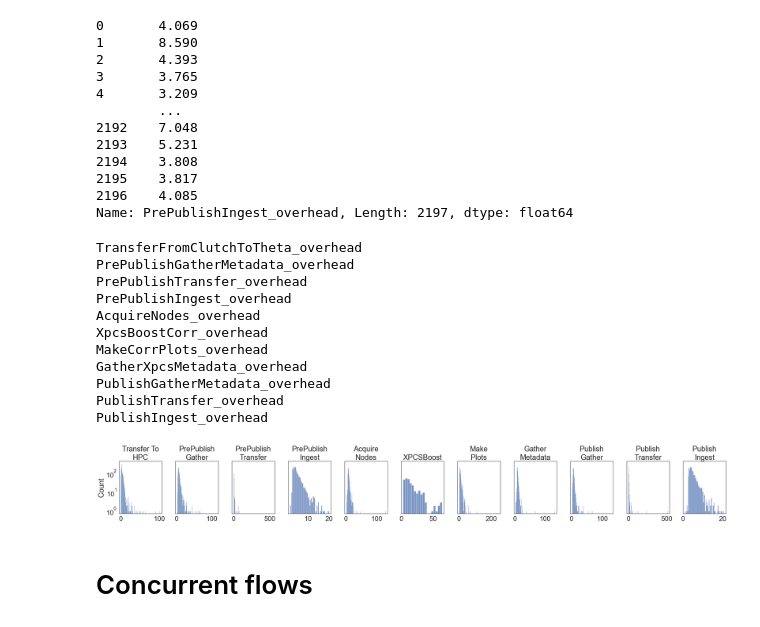
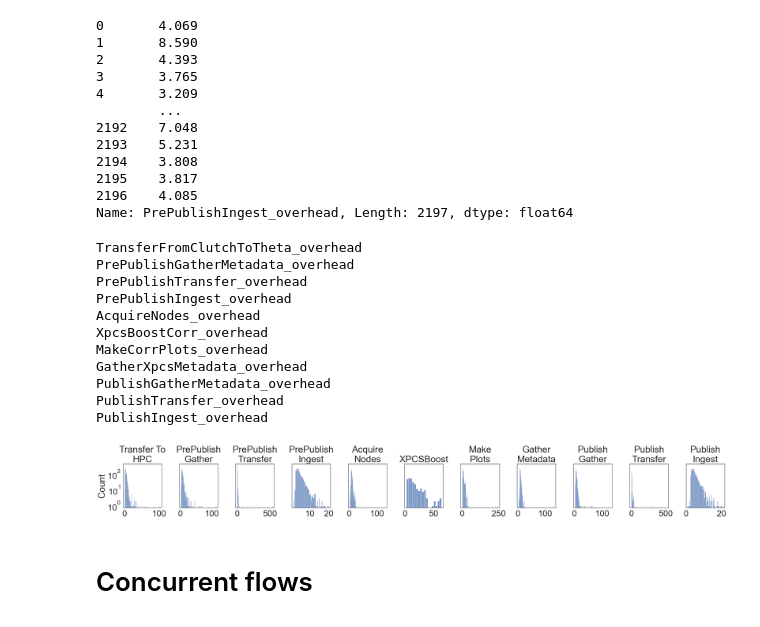
Before and after one commit to globus-labs/gladier-plots, a Jupyter notebook: gladier-figures.ipynb, the cells around one changed output. Drawn from its saved outputs; the diff is of its cells as text; code cells hidden in the pictures.

```diff
--- a/gladier-figures.ipynb
+++ b/gladier-figures.ipynb
@@ -246,7 +323,7 @@ cols = df.columns[df.columns.str.contains(pat = '_runtime') & ~df.columns.str.co
 
 df2 = df[cols[0]]
 
-sns.set(font_scale=2.4, style='white')
+sns.set(font_scale=3, style='white')
 fig, axs = plt.subplots(ncols=11, sharey=True, sharex=False, figsize=(35,5), )
 i = 0
 for coln in cols:
@@ -352,34 +429,34 @@ Name: PrePublishIngest_overhead, Length: 2197, dtype: float64
 # %%
 filter_col = [col for col in df if col.endswith('_overhead')]
 
-sns.set(font_scale=2.4, style='white')
+sns.set(font_scale=3, style='white')
 fig, axs = plt.subplots(ncols=11, sharey=True, sharex=False, figsize=(35,5), )
 i = 0
 for coln in filter_col:
     df2 = df[coln]
     print(coln)
     ax = sns.histplot(data=df2, ax=axs[i])
     ax.set_title(hist_labels[coln.replace("_overhead", "")])
     ax.set_xlabel(None)
     i+=1
     ax.set_yscale("log")
     plt.tight_layout()
 plt.savefig(f'xpcs_overhead_hists.png')
 
 plt.show()
 # %% [output]
 TransferFromClutchToTheta_overhead
 PrePublishGatherMetadata_overhead
 PrePublishTransfer_overhead
 PrePublishIngest_overhead
 AcquireNodes_overhead
 XpcsBoostCorr_overhead
 MakeCorrPlots_overhead
 GatherXpcsMetadata_overhead
 PublishGatherMetadata_overhead
 PublishTransfer_overhead
 PublishIngest_overhead
-[figure, old version]
+[figure, new version]
 # %% [markdown]
 # Concurrent flows
 # %%
```
Also changed, not shown: parts of 13 cells of this notebook.
